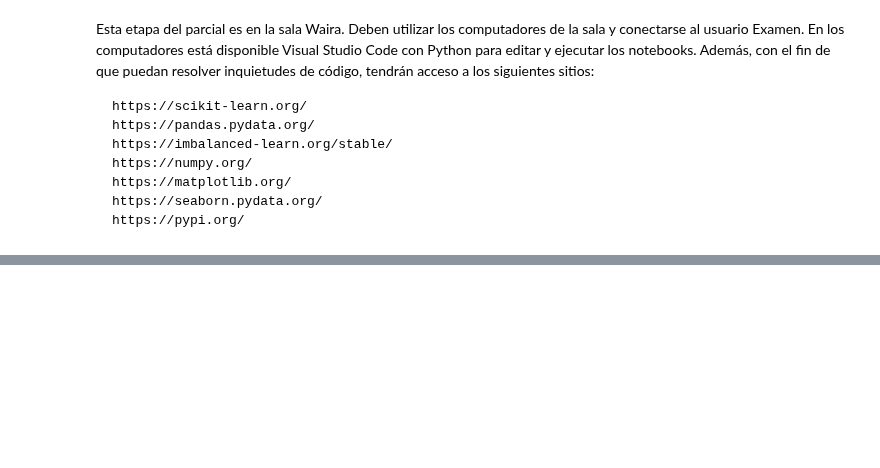
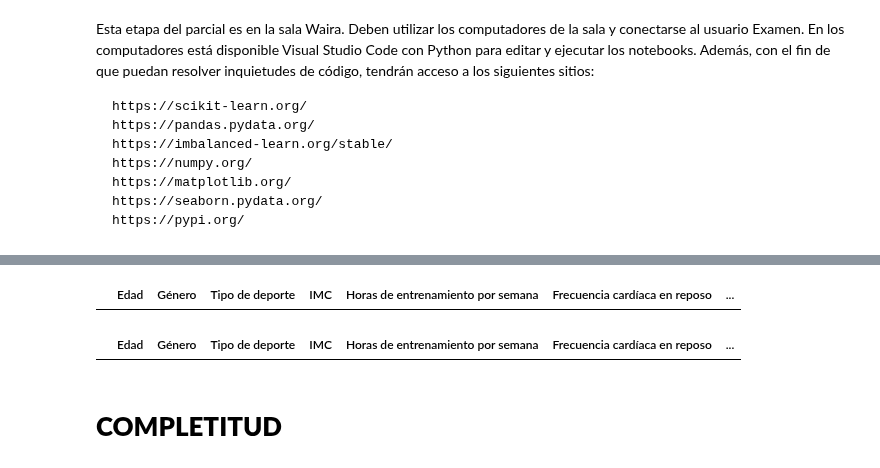
Before and after one commit to lauraS191/MaterialDeClase-ISIS-2611, a Jupyter notebook: 202620/Parcial 1 - Práctico/plantilla_parcial1_practica.ipynb, the cells around one changed output, grey strips where cells are left out. Cells and saved outputs as stored; diff of their text form; code cells hidden in the pictures; blank space fills up the shorter version.

```diff
--- a/202620/Parcial 1 - Práctico/plantilla_parcial1_practica.ipynb
+++ b/202620/Parcial 1 - Práctico/plantilla_parcial1_practica.ipynb
@@ -320,0 +171,3 @@ display(X_train_df_prep.head())
+# %%
+data.loc[data['Género'] == 'M', 'Género'] = 'Masculino'
+data.loc[data['Género'] == 'F', 'Género'] = 'Femenino'
@@ -320,0 +182,2 @@ display(X_train_df_prep.head())
+# %%
+data["Edad"]=data['Edad']/12
@@ -320,0 +199,10 @@ display(X_train_df_prep.head())
+# %%
+data[data["IMC"]<=0]
+# %% [output]
+|  | Edad | Género | Tipo de deporte | IMC | Horas de entrenamiento por semana | Frecuencia cardíaca en reposo | ... |
+# %%
+data[data["Frecuencia cardíaca en reposo"]<0]
+# %% [output]
+|  | Edad | Género | Tipo de deporte | IMC | Horas de entrenamiento por semana | Frecuencia cardíaca en reposo | ... |
+# %% [markdown]
+# **COMPLETITUD**
```
Also changed, not shown: parts of 81 cells of this notebook, 11 other files.
